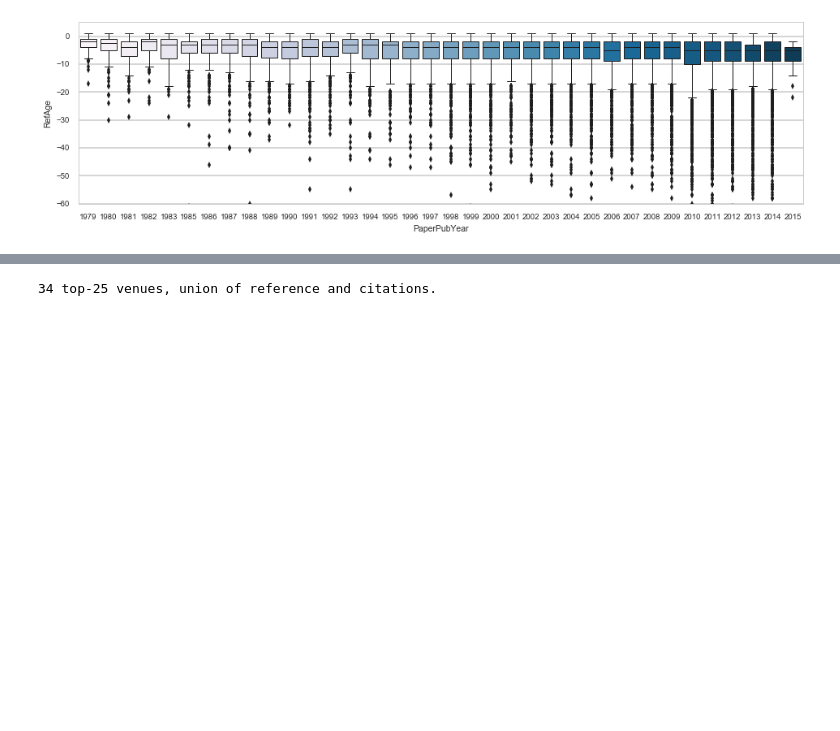
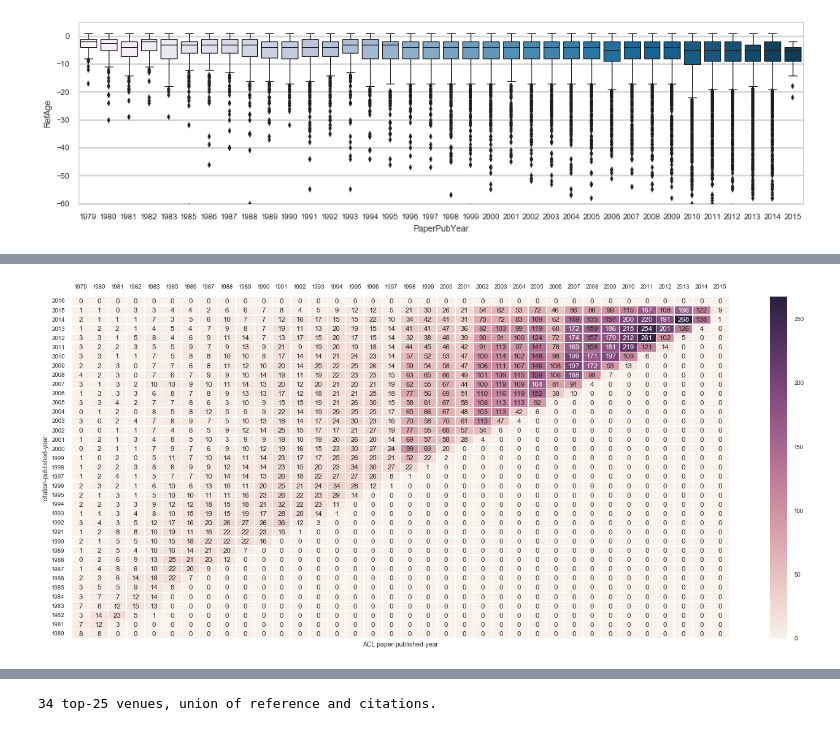
Before and after one commit to lexingxie/academic-graph, a Jupyter notebook: plot_conf_citations.ipynb, the cells around one changed output, grey strips where cells are left out. Drawn from its saved outputs; the diff is of its cells as text; code cells hidden in the pictures; blank space fills up the shorter version.

```diff
--- a/plot_conf_citations.ipynb
+++ b/plot_conf_citations.ipynb
@@ -419,11 +419,11 @@ grouped_cited = df_cited.groupby(['RefPubYear'], sort=True)
 #print( grouped_cited.count() )
 #len(grouped_cited)
 
-cite_pubyear_count = pd.DataFrame(data=None, index=np.unique(df_cited['PaperPubYear'] ),
+cite_pubyear_count = pd.DataFrame(data=0, index=np.unique(df_cited['PaperPubYear'] ),
                                     columns=paper_years, dtype='int')
-cite_paper_count = pd.DataFrame(data=None, index=np.unique(df_cited['PaperPubYear'] ),
+cite_paper_count = pd.DataFrame(data=0, index=np.unique(df_cited['PaperPubYear'] ),
                                     columns=paper_years, dtype='int')
-cite_fraction_count = pd.DataFrame(data=None, index=np.unique(df_cited['PaperPubYear'] ),
+cite_fraction_count = pd.DataFrame(data=np.nan, index=np.unique(df_cited['PaperPubYear'] ),
                                     columns=paper_years, dtype='float')
 
 cite_yearange = np.arange(1975,2016)
@@ -434,20 +434,8 @@ for name, gf in grouped_cited:
         group2 = gf.groupby(['PaperPubYear'], sort=True)
         for py, gf2 in group2:
             if py in cite_yearange:
-                cite_paper_count[name][py] = len(np.unique(gf2['RefID'])) # unique number of RefID
+                cite_paper_count[name][py] = len(np.unique(gf2['RefID'])) # unique number of RefID, or papers being cited
                 if paper_count[name] > 0:
-                    cite_fraction_count[name][py] = 1.*cite_pubyear_count[name][py]/paper_count[name] # fraction papers cited
-
-plt.figure(figsize=(16, 10))
-sns.set_context("poster", font_scale=0.6) #rc={"lines.linewidth": 2.5}
-
-#ax = sns.heatmap(cite_pubyear_count.tail())
-#ax = sns.heatmap(cite_pubyear_count.loc[1975:2016], linewidths=.5, annot=True, fmt=".0f")
-ax = sns.heatmap(cite_paper_count.loc[1975:2016], linewidths=.5, annot=True, fmt=".0f")
-sns.axlabel(conf + ' paper-published-year', 'citation-published-year')
-ax.xaxis.tick_top()
-ax.invert_yaxis()
-
-plt.savefig(os.path.join(plot_dir, conf, conf+'_year_citation.png'), transparent=True)
+                    cite_fraction_count[name][py] = 1.*cite_paper_count[name][py]/paper_count[name] # fraction papers cited
 # %% [output]
 5660 paper papers from 1940 to 2015, cited 87965 time, avg 15.54 cites per paper
@@ -487,0 +442,14 @@ TypeError: ufunc 'isnan' not supported for the input types, and the inputs could
+# %%
+plt.figure(figsize=(24, 10))
+sns.set_context("poster", font_scale=0.6) #rc={"lines.linewidth": 2.5}
+
+#ax = sns.heatmap(cite_pubyear_count.tail())
+#ax = sns.heatmap(cite_pubyear_count.loc[1975:2016], linewidths=.5, annot=True, fmt=".0f")
+ax = sns.heatmap(cite_paper_count.loc[1975:2016], linewidths=.5, annot=True, fmt=".0f")
+sns.axlabel(conf + ' paper-published-year', 'citation-published-year')
+ax.xaxis.tick_top()
+ax.invert_yaxis()
+
+plt.savefig(os.path.join(plot_dir, conf, conf+'_year_citation.png'), transparent=True)
+# %% [output]
+[figure, added]
```
Also changed, not shown: parts of 5 cells of this notebook, 2 other files.
